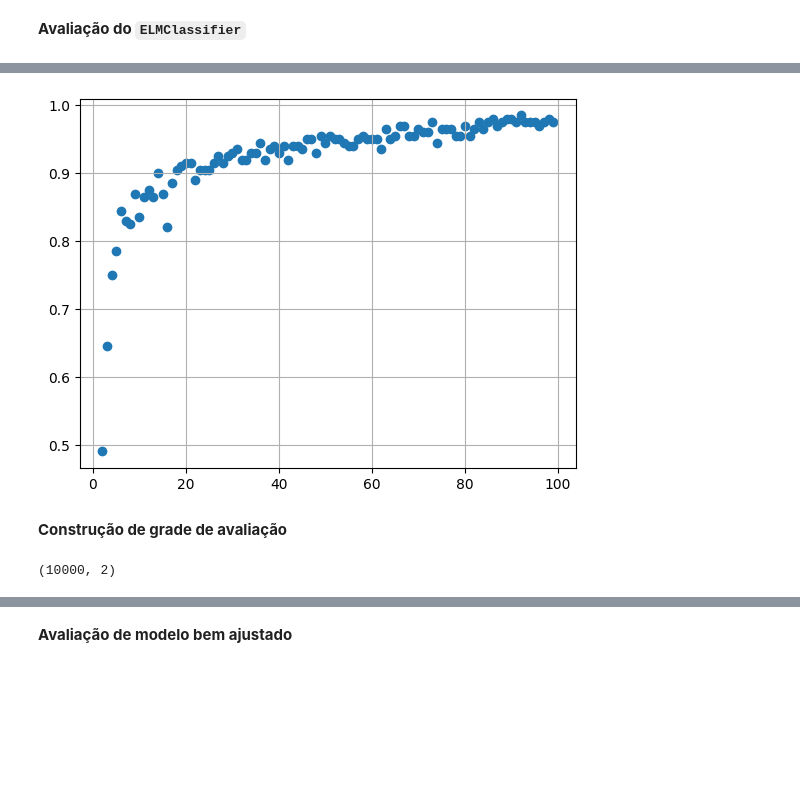
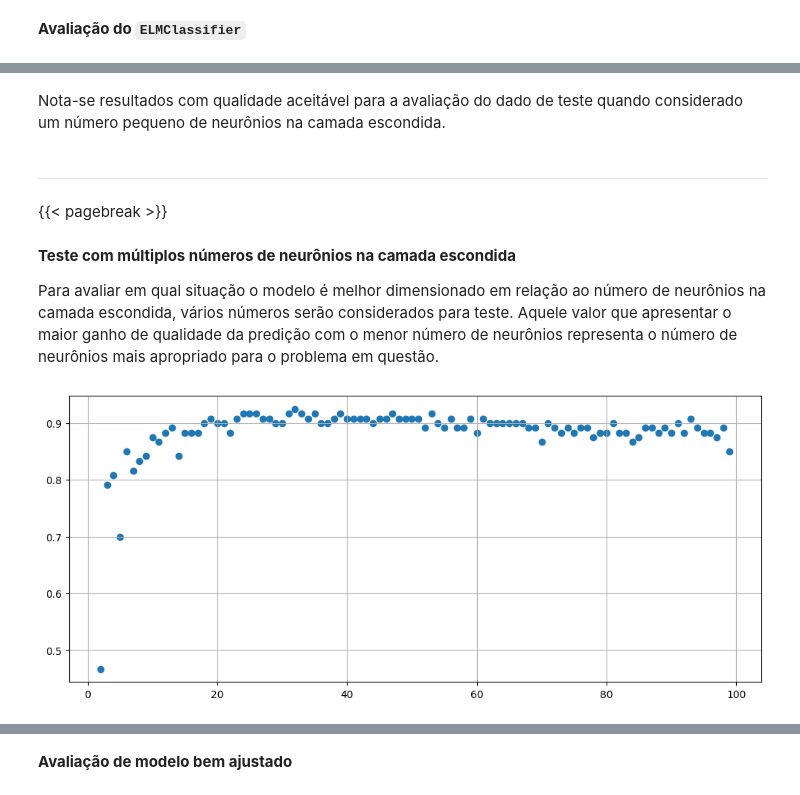
Before and after one commit to vmgustavo/202202-UFMG-RNA, a Jupyter notebook: ex02/main.ipynb, the cells around one changed output, grey strips where cells are left out. Drawn from its saved outputs; the diff is of its cells as text; code cells hidden in the pictures; blank space fills up the shorter version.

```diff
--- a/ex02/main.ipynb
+++ b/ex02/main.ipynb
@@ -49,25 +63,17 @@ n_samples = 50
 ### Geração de classes para problemas de separação não-lineares
 # %%
 class_0 = np.vstack([
-    (
-        np.random.normal(size=(n_samples, 2), scale=std_dev)
-        + np.tile([2, 2], n_samples).reshape(-1, 2)
-    ),
-    (
-        np.random.normal(size=(n_samples, 2), scale=std_dev)
-        - np.tile([2, 2], n_samples).reshape(-1, 2)
-    )
+    (np.random.normal(size=(n_samples, 2), scale=std_dev)
+     + np.tile([2, 2], n_samples).reshape(-1, 2)),
+    (np.random.normal(size=(n_samples, 2), scale=std_dev)
+     - np.tile([2, 2], n_samples).reshape(-1, 2))
 ])
 
 class_1 = np.vstack([
-    (
-        np.random.normal(size=(n_samples, 2), scale=std_dev)
-        + np.tile([2, -2], n_samples).reshape(-1, 2)
-    ),
-    (
-        np.random.normal(size=(n_samples, 2), scale=std_dev)
-        + np.tile([-2, 2], n_samples).reshape(-1, 2)
-    )
+    (np.random.normal(size=(n_samples, 2), scale=std_dev)
+     + np.tile([2, -2], n_samples).reshape(-1, 2)),
+    (np.random.normal(size=(n_samples, 2), scale=std_dev)
+     + np.tile([-2, 2], n_samples).reshape(-1, 2))
 ])
 
 data = np.vstack([class_0, class_1])
@@ -146,5 +209,5 @@ weighted avg       0.85      0.84      0.84       200
 # %%
-class ELMClassifier:
+class ELMClassifier(ClassifierMixin, BaseEstimator):
     def __init__(self, neurons: int):
         self.neurons = neurons
 
@@ -194,8 +261,8 @@ class ELMClassifier:
 # %%
 model = ELMClassifier(neurons=10)
-model.fit(data, target)
-preds = model.predict(data)
-print(classification_report(y_pred=preds > 0, y_true=target > 0))
+model.fit(data_train, target_train)
+preds = model.predict(data_test)
+print(classification_report(y_pred=preds > 0, y_true=target_test > 0))
 # %% [output]
               precision    recall  f1-score   support
 
@@ -210,49 +275,35 @@ weighted avg       0.83      0.83      0.83       200
+# %% [markdown]
+Nota-se resultados com qualidade aceitável para a avaliação do dado de teste quando considerado um número pequeno de neurônios na camada escondida.
+# %% [markdown]
+---
+# %% [markdown]
+{{< pagebreak >}}
+# %% [markdown]
+**Teste com múltiplos números de neurônios na camada escondida**
+
+Para avaliar em qual situação o modelo é melhor dimensionado em relação ao número de neurônios na camada escondida, vários números serão considerados para teste. Aquele valor que apresentar o maior ganho de qualidade da predição com o menor número de neurônios representa o número de neurônios mais apropriado para o problema em questão.
 # %%
 res = list()
 for i in range(2, 100):
     model = ELMClassifier(neurons=i)
-    model.fit(data, target)
-    preds = model.predict(data)
+    model.fit(data_train, target_train)
+    preds = model.predict(data_test)
     res.append({
         'neurons': i,
         'report': classification_report(
             y_pred=preds > 0,
-            y_true=target > 0,
+            y_true=target_test > 0,
             output_dict=True
         )
     })
-
 df_res = pd.json_normalize(res)
 # %%
-plt.figure()
+#| echo: false
+
+plt.figure(figsize=(12, 5))
 plt.scatter(df_res['neurons'], df_res['report.accuracy'])
 plt.grid()
 plt.show()
 plt.close()
 # %% [output]
-[figure, old version]
+[figure, new version]
-# %% [markdown]
-**Construção de grade de avaliação**
-# %%
-steps = 100
-
-grid_x0 = np.linspace(
-    start=np.floor(np.min(data[:, 0])),
-    stop=np.ceil(np.max(data[:, 0])),
-    num=steps
-)
-grid_x1 = np.linspace(
-    start=np.floor(np.min(data[:, 1])),
-    stop=np.ceil(np.max(data[:, 1])),
-    num=steps
-)
-
-grid = list()
-for x0 in grid_x0:
-    for x1 in grid_x1:
-        grid.append([x0, x1])
-
-grid = np.array(grid)
-grid.shape
-# %% [output]
-(10000, 2)
```
Also changed, not shown: parts of 80 cells of this notebook, 2 other files.
